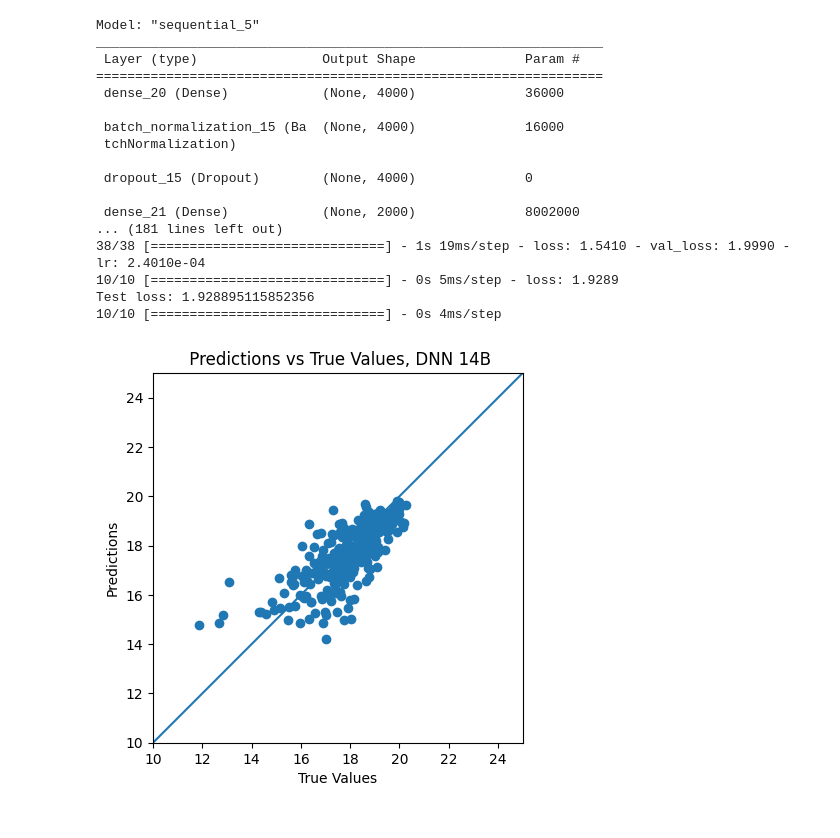
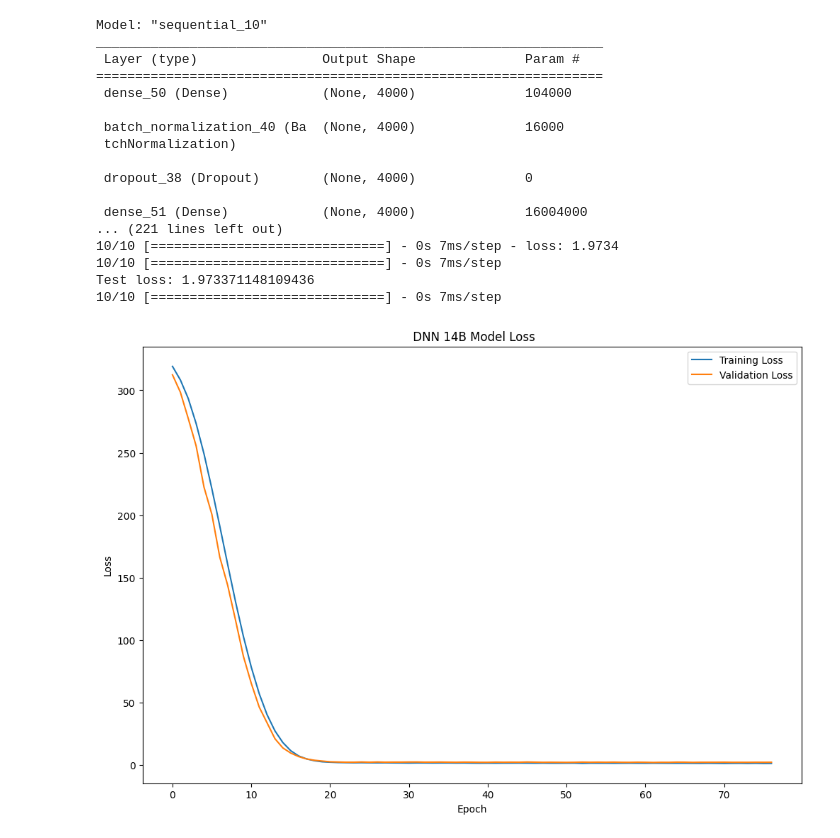
Before and after one commit to ChillinSoul/machineLearning, a Jupyter notebook: models/dnn.ipynb, the cells around one changed output. Cells and saved outputs as stored; diff of their text form; code cells hidden in the pictures.

```diff
--- a/models/dnn.ipynb
+++ b/models/dnn.ipynb
@@ -91,11 +93,11 @@ model = Sequential([
     Dense(4000, activation='relu', input_shape=(X_train.shape[1],)),
     BatchNormalization(),
     Dropout(0.4),
-    Dense(2000),
+    Dense(4000),
     LeakyReLU(alpha=0.05),
     BatchNormalization(),
     Dropout(0.4),
-    Dense(2000),
+    Dense(4000),
     LeakyReLU(alpha=0.05),
     BatchNormalization(),
     Dropout(0.4),
@@ -132,44 +134,45 @@ history = model.fit(
 )
 
 test_loss = model.evaluate(X_test, y_test)
+mse = mse(helper.revenue_exp(y_test), helper.revenue_exp(model.predict(X_test)))
 print(f'Test loss: {test_loss}')
 y_pred = model.predict(X_test)
-if (1):
+if (0):
     plt.scatter(y_test, y_pred)
     plt.title(' Predictions vs True Values, DNN 14B')
     plt.xlabel('True Values')
     plt.ylabel('Predictions')
     plt.axis('equal')
     plt.axis('square')
     plt.xlim([10,25])
     plt.ylim([10,25])
     _ = plt.plot([-100, 100], [-100, 100])
 else:
     plt.figure(figsize=(12, 8))
     plt.plot(history.history['loss'], label='Training Loss')
     plt.plot(history.history['val_loss'], label='Validation Loss')
     plt.title(' DNN 14B Model Loss')
     plt.ylabel('Loss')
     plt.xlabel('Epoch')
     plt.legend()
 
     plt.show()
 # %% [output]
-Model: "sequential_5"
+Model: "sequential_10"
 _________________________________________________________________
  Layer (type)                Output Shape              Param #
 =================================================================
- dense_20 (Dense)            (None, 4000)              36000
+ dense_50 (Dense)            (None, 4000)              104000
 
- batch_normalization_15 (Ba  (None, 4000)              16000
+ batch_normalization_40 (Ba  (None, 4000)              16000
  tchNormalization)
 
- dropout_15 (Dropout)        (None, 4000)              0
+ dropout_38 (Dropout)        (None, 4000)              0
 
- dense_21 (Dense)            (None, 2000)              8002000
-... (181 lines left out)
-38/38 [==============================] - 1s 19ms/step - loss: 1.5410 - val_loss: 1.9990 - lr: 2.4010e-04
-10/10 [==============================] - 0s 5ms/step - loss: 1.9289
-Test loss: 1.928895115852356
-10/10 [==============================] - 0s 4ms/step
+ dense_51 (Dense)            (None, 4000)              16004000
+... (221 lines left out)
+10/10 [==============================] - 0s 7ms/step - loss: 1.9734
+10/10 [==============================] - 0s 7ms/step
+Test loss: 1.973371148109436
+10/10 [==============================] - 0s 7ms/step
-[figure, old version]
+[figure, new version]
```
Also changed, not shown: parts of 5 cells of this notebook, 8 other files.
